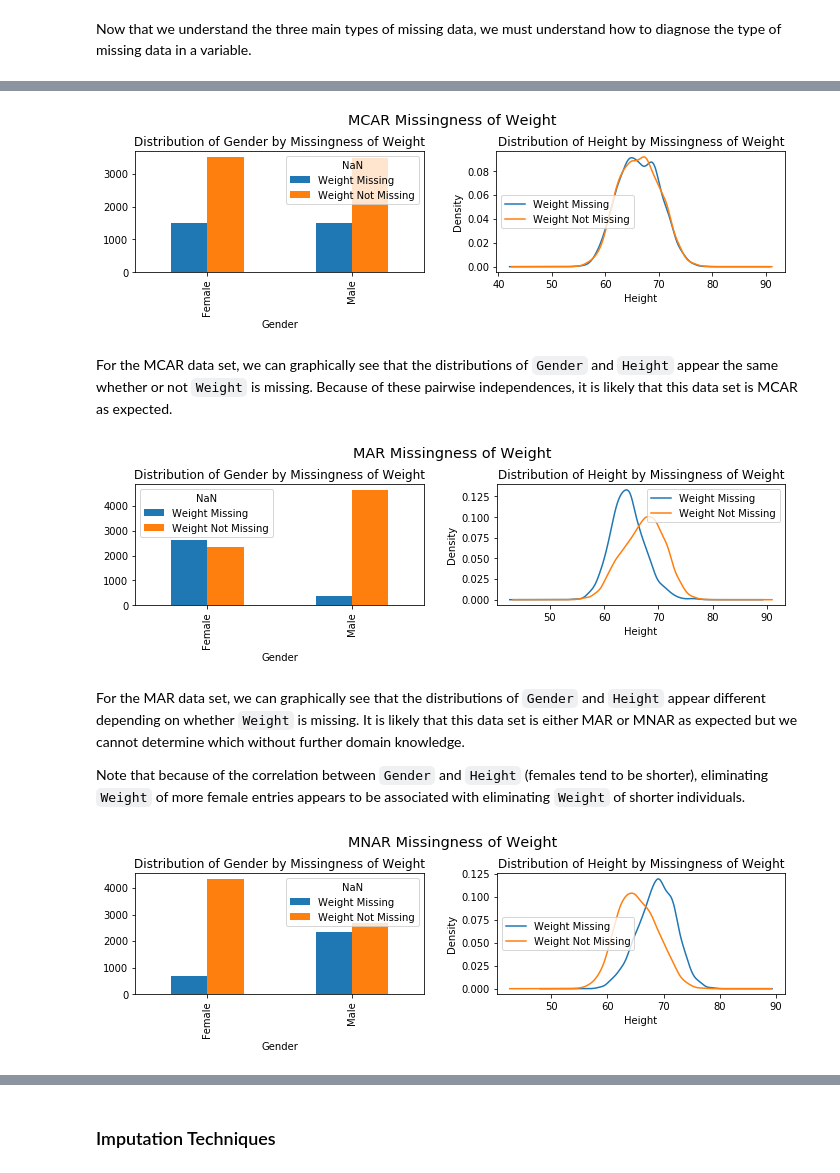
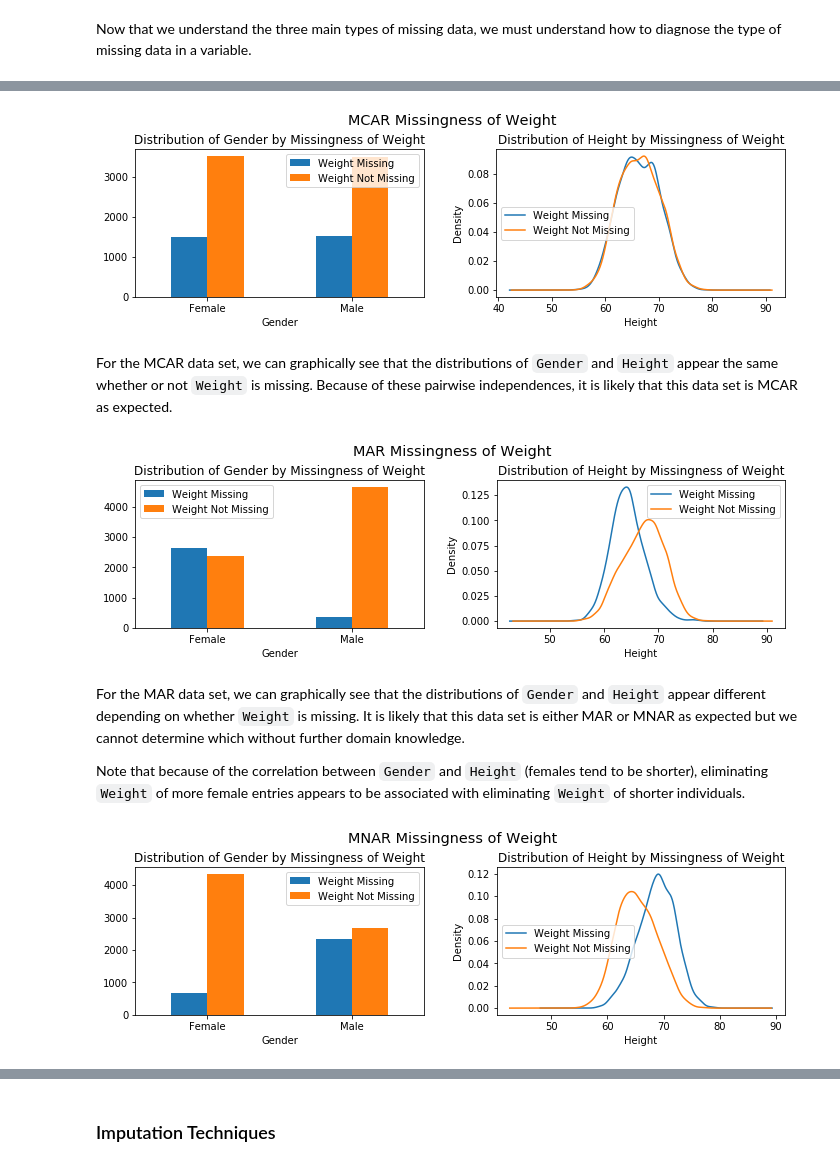
Before and after one commit to dleestat/quirky-data-science, a Jupyter notebook: quirky-data-science.ipynb, the cells around one changed output, grey strips where cells are left out. Cells and saved outputs as stored; diff of their text form; code cells hidden in the pictures.

```diff
--- a/quirky-data-science.ipynb
+++ b/quirky-data-science.ipynb
@@ -125,42 +123,33 @@ Also note that we cannot empirically distinguish whether a variable is MAR or MN
 ---
 Now let us see if we can diagnose the missing data mechanisms in the data sets we created. The below function plots the distributions of `Gender` and `Height` by the missingness of `Weight`.
 # %%
-def distributions_by_missingness(df, df_name):
+def plot_distributions_by_missingness(df, df_name):
     fig, axes = plt.subplots(1, 2, figsize=[10,3])
-    fig.suptitle(f'{df_name} Missingness of Weight', y=1.05, size='x-large')
-    (
-        df
-        .assign(NaN=df.Weight.isna().replace({True:'Weight Missing', False:'Weight Not Missing'}))
-        .pivot_table(index='Gender', columns='NaN', aggfunc='size')
-        .plot(kind='bar', ax=axes[0], title='Distribution of Gender by Missingness of Weight')
-    )
-    (
-        df
-        .assign(NaN=df.Weight.isna().replace({True:'Weight Missing', False:'Weight Not Missing'}))
-        .groupby('NaN')
-        .Height
-        .plot(kind='kde', ax=axes[1], title='Distribution of Height by Missingness of Weight', legend=True)
-    )
+    fig.suptitle(f'{df_name} Missingness of Weight', y=1.04, size='x-large')
+    df = df.assign(NaN=df.Weight.isna().replace({True:'Weight Missing', False:'Weight Not Missing'}))
+    df.pivot_table(index='Gender', columns='NaN', aggfunc='size').plot.bar(ax=axes[0], title='Distribution of Gender by Missingness of Weight', rot=0)
+    axes[0].legend(title=None)
+    df.groupby('NaN').Height.plot.kde(ax=axes[1], title='Distribution of Height by Missingness of Weight', legend=True)
     axes[1].set_xlabel('Height')
     fig.tight_layout()
 # %%
-distributions_by_missingness(MCAR, 'MCAR')
+plot_distributions_by_missingness(MCAR, 'MCAR')
 # %% [output]
-[figure, old version]
+[figure, new version]
 # %% [markdown]
 For the MCAR data set, we can graphically see that the distributions of `Gender` and `Height` appear the same whether or not `Weight` is missing. Because of these pairwise independences, it is likely that this data set is MCAR as expected.
 # %%
-distributions_by_missingness(MAR, 'MAR')
+plot_distributions_by_missingness(MAR, 'MAR')
 # %% [output]
-[figure, old version]
+[figure, new version]
 # %% [markdown]
 For the MAR data set, we can graphically see that the distributions of `Gender` and `Height` appear different depending on whether `Weight` is missing. It is likely that this data set is either MAR or MNAR as expected but we cannot determine which without further domain knowledge.
 
 Note that because of the correlation between `Gender` and `Height` (females tend to be shorter), eliminating `Weight` of more female entries appears to be associated with eliminating `Weight` of shorter individuals.
 # %%
-distributions_by_missingness(MNAR, 'MNAR')
+plot_distributions_by_missingness(MNAR, 'MNAR')
 # %% [output]
-[figure, old version]
+[figure, new version]
 # %% [markdown]
 For the MNAR data set, we can again graphically see that the distributions of `Gender` and `Height` appear different depending on whether `Weight` is missing. Again, it is likely that this data set is either MAR or MNAR as expected but we cannot determine which without further domain knowledge.
 
```
Also changed, not shown: parts of 20 cells of this notebook.
